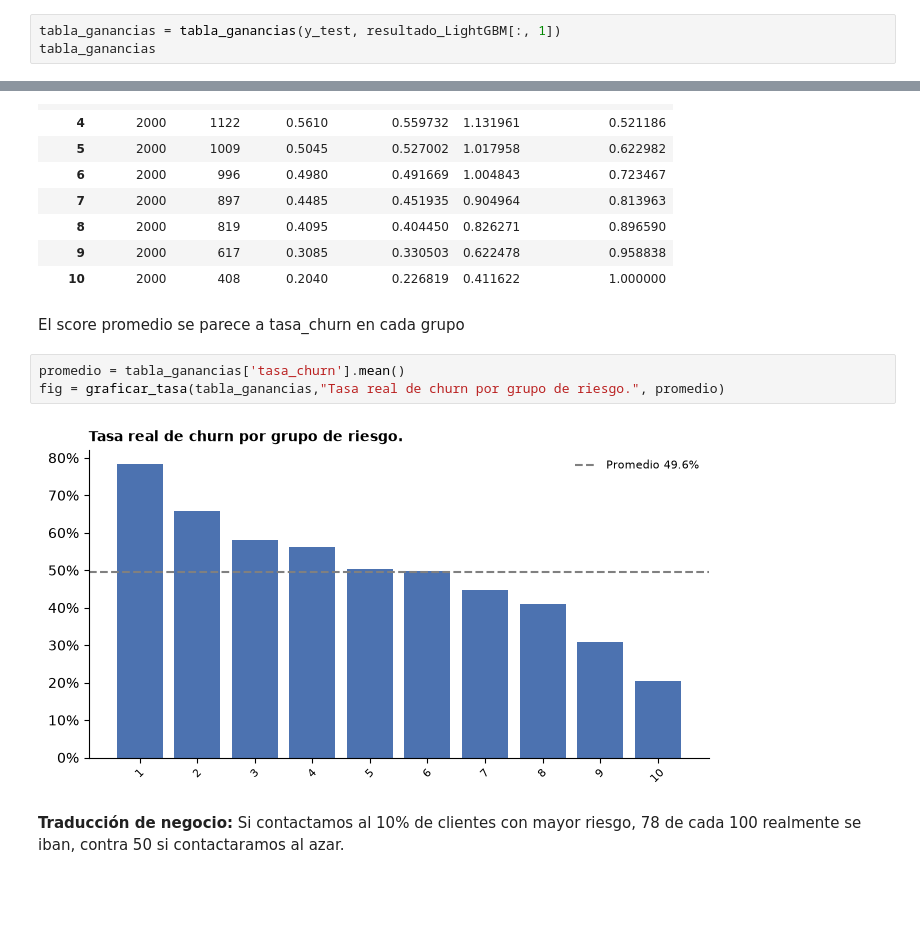
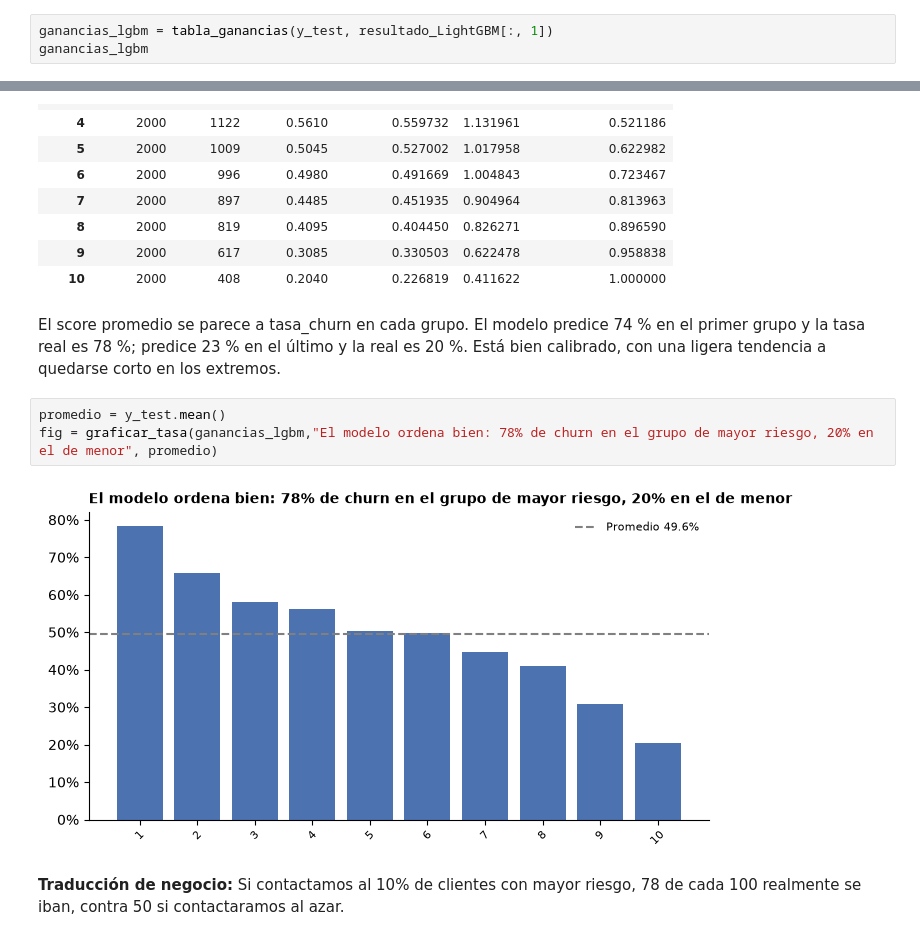
Before and after one commit to DpalaciosR20/churn-sdg, a Jupyter notebook: notebooks/04_modelo_final.ipynb, the cells around one changed output, grey strips where cells are left out. Cells and saved outputs as stored; diff of their text form; blank space fills up the shorter version.

```diff
--- a/notebooks/04_modelo_final.ipynb
+++ b/notebooks/04_modelo_final.ipynb
@@ -319,6 +319,6 @@ pd.DataFrame(filas_test_final)
 # %%
-tabla_ganancias = tabla_ganancias(y_test, resultado_LightGBM[:, 1])
-tabla_ganancias
+ganancias_lgbm = tabla_ganancias(y_test, resultado_LightGBM[:, 1])
+ganancias_lgbm
 # %% [output]
 |  | n_clientes | churners | tasa_churn | score_promedio | lift | captura_acumulada |
 | grupo |  |  |  |  |  |  |
@@ -333,12 +333,12 @@ tabla_ganancias
 | 9 | 2000 | 617 | 0.3085 | 0.330503 | 0.622478 | 0.958838 |
 | 10 | 2000 | 408 | 0.2040 | 0.226819 | 0.411622 | 1.000000 |
 # %% [markdown]
-El score promedio se parece a tasa_churn en cada grupo
+El score promedio se parece a tasa_churn en cada grupo. El modelo predice 74 % en el primer grupo y la tasa real es 78 %; predice 23 % en el último y la real es 20 %. Está bien calibrado, con una ligera tendencia a quedarse corto en los extremos.
 # %%
-promedio = tabla_ganancias['tasa_churn'].mean()
-fig = graficar_tasa(tabla_ganancias,"Tasa real de churn por grupo de riesgo.", promedio)
+promedio = y_test.mean()
+fig = graficar_tasa(ganancias_lgbm,"El modelo ordena bien: 78% de churn en el grupo de mayor riesgo, 20% en el de menor", promedio)
 # %% [output]
-[figure, old version]
+[figure, new version]
 # %% [markdown]
 **Traducción de negocio:** Si contactamos al 10% de clientes con mayor riesgo, 78 de cada 100 realmente se iban, contra 50 si contactaramos al azar.
 # %% [markdown]
```
Also changed, not shown: parts of 7 cells of this notebook, 1 other file.
